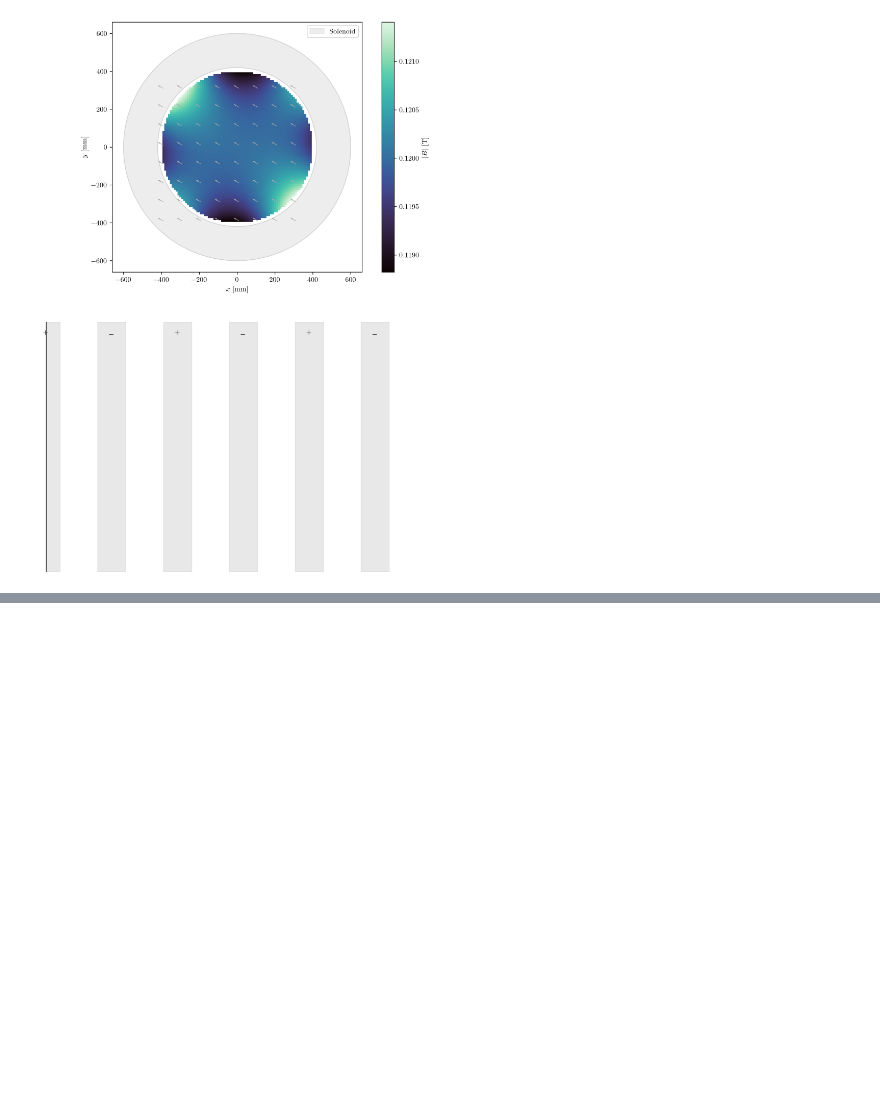
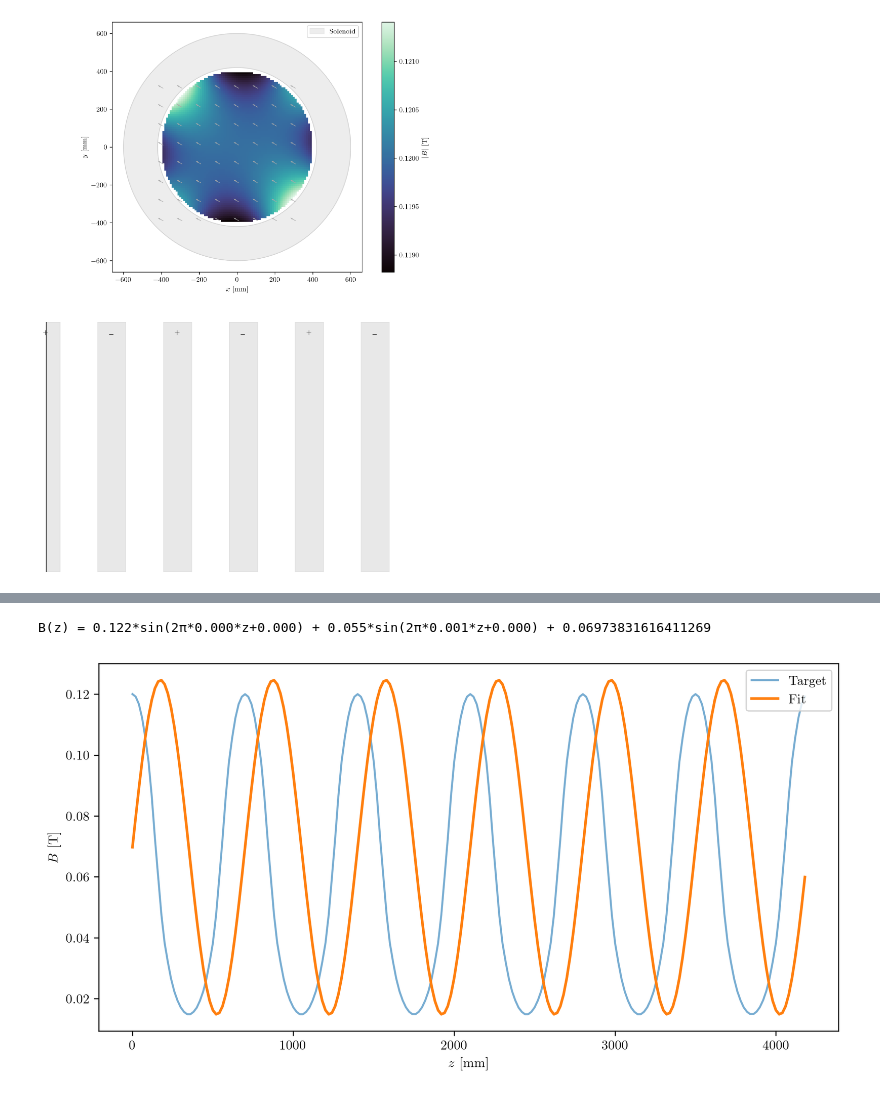
Before and after one commit to criggall/muon-cooling, a Jupyter notebook: field-studies/map/hfofo-lattice/multipole_expansion.ipynb, the cells around one changed output, grey strips where cells are left out. Drawn from its saved outputs; the diff is of its cells as text; code cells hidden in the pictures; blank space fills up the shorter version.

```diff
--- a/field-studies/map/hfofo-lattice/multipole_expansion.ipynb
+++ b/field-studies/map/hfofo-lattice/multipole_expansion.ipynb
@@ -474,0 +520,16 @@ animation.save(ani_dir+'multipole_expansion_quiver_diff_lim.gif', writer='pillow
+# %%
+# Correct y offset:
+diff = np.min(c) - np.min(recon)
+
+print(f"B(z) = {analytic_form} + {diff}")
+
+plt.figure(figsize=(10, 5))
+plt.plot(z, c, label="Target", alpha=0.6)
+plt.plot(z, recon+diff, label="Fit", linewidth=2)
+plt.legend(loc='upper right')
+plt.ylabel("$B$ [T]")
+plt.xlabel("$z$ [mm]")
+plt.show()
+# %% [output]
+B(z) = 0.122*sin(2π*0.000*z+0.000) + 0.055*sin(2π*0.001*z+0.000) + 0.06973831616411269
+[figure, added]
```
Also changed, not shown: parts of 4 cells of this notebook, 6 other files.
